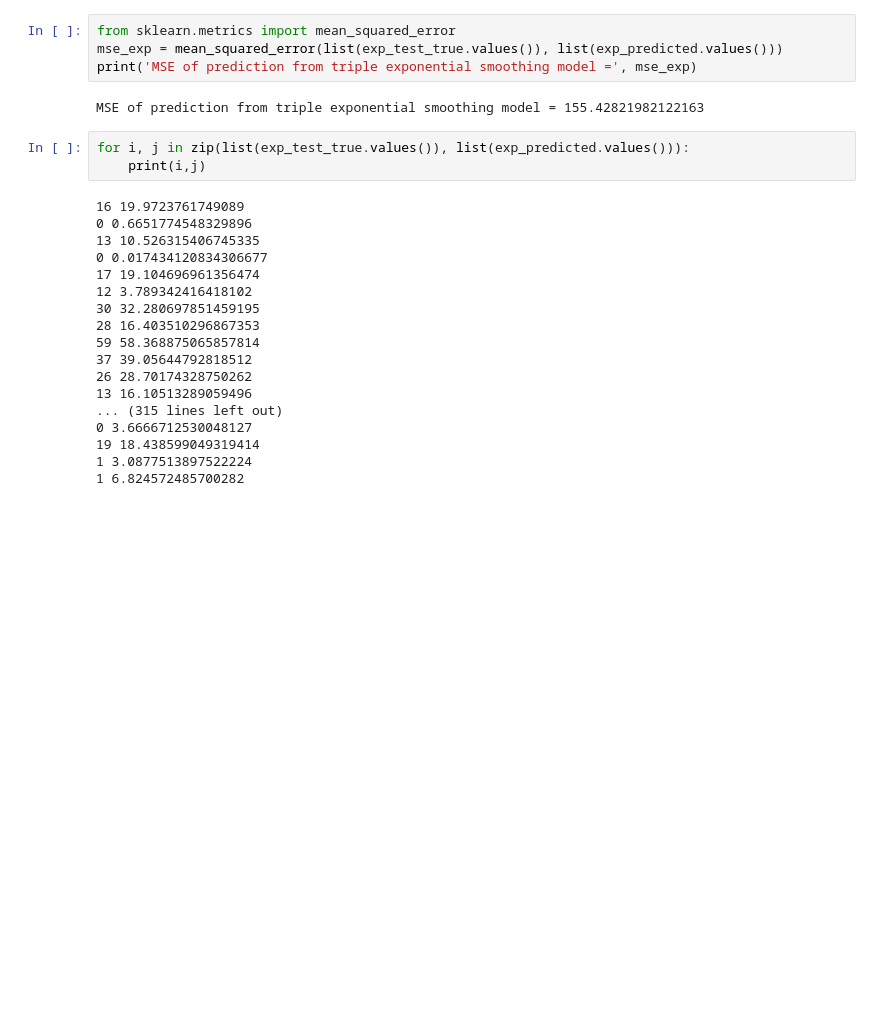
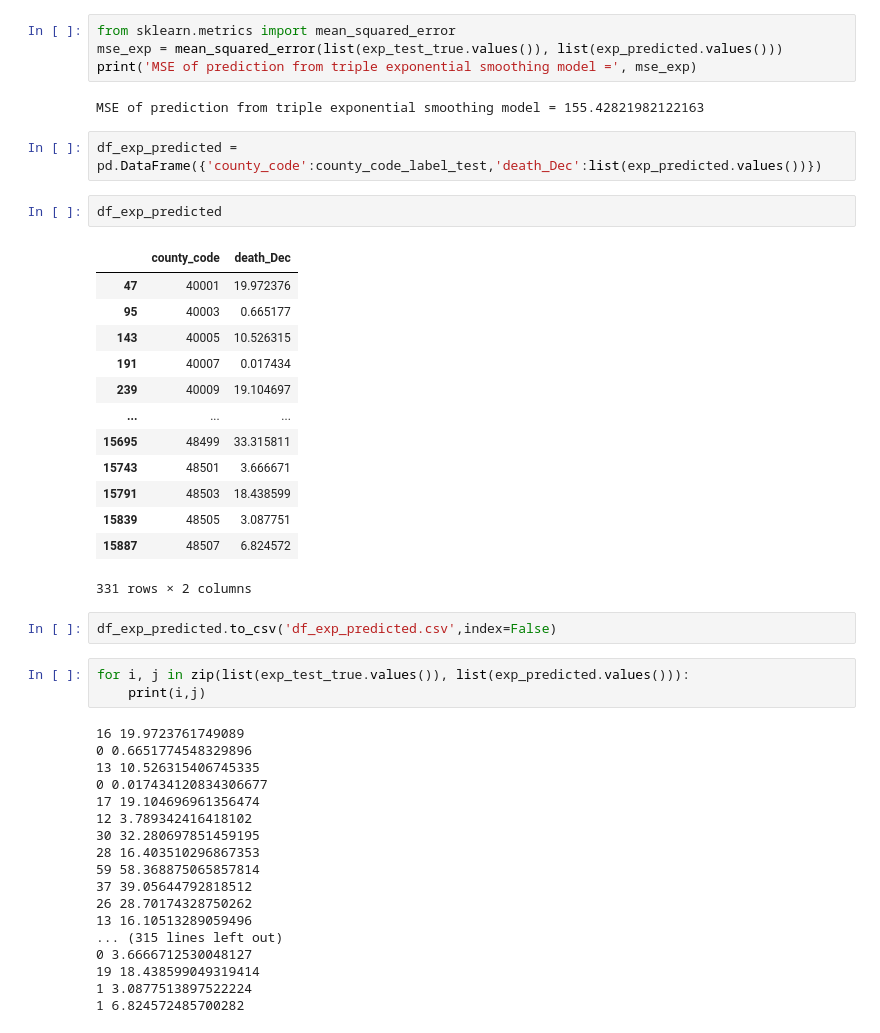
Before and after one commit to tastyCanOfMalk/NB, a Jupyter notebook: Model_df_monthly.ipynb, the cells around one changed output. Saved outputs shown, nothing was run; the diff lists cells and outputs as text; blank space fills up the shorter version.

```diff
--- a/Model_df_monthly.ipynb
+++ b/Model_df_monthly.ipynb
@@ -695,6 +757,26 @@ mse_exp = mean_squared_error(list(exp_test_true.values()), list(exp_predicted.va
 print('MSE of prediction from triple exponential smoothing model =', mse_exp)
 # %% [output]
 MSE of prediction from triple exponential smoothing model = 155.42821982122163
+# %%
+df_exp_predicted = pd.DataFrame({'county_code':county_code_label_test,'death_Dec':list(exp_predicted.values())})
+# %%
+df_exp_predicted
+# %% [output]
+|  | county_code | death_Dec |
+| 47 | 40001 | 19.972376 |
+| 95 | 40003 | 0.665177 |
+| 143 | 40005 | 10.526315 |
+| 191 | 40007 | 0.017434 |
+| 239 | 40009 | 19.104697 |
+| ... | ... | ... |
+| 15695 | 48499 | 33.315811 |
+| 15743 | 48501 | 3.666671 |
+| 15791 | 48503 | 18.438599 |
+| 15839 | 48505 | 3.087751 |
+| 15887 | 48507 | 6.824572 |
+331 rows × 2 columns
+# %%
+df_exp_predicted.to_csv('df_exp_predicted.csv',index=False)
 # %%
 for i, j in zip(list(exp_test_true.values()), list(exp_predicted.values())):
     print(i,j)
```
Also changed, not shown: parts of 20 cells of this notebook.
